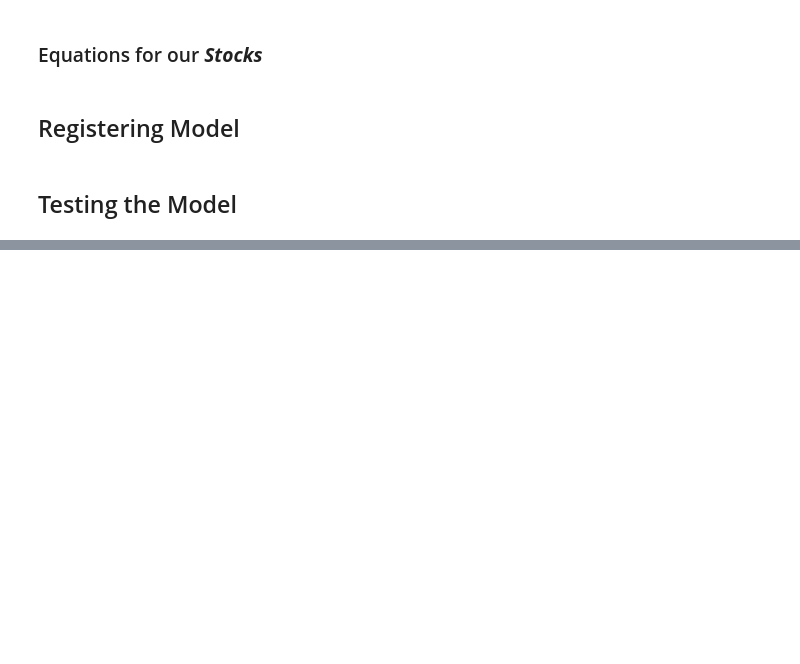
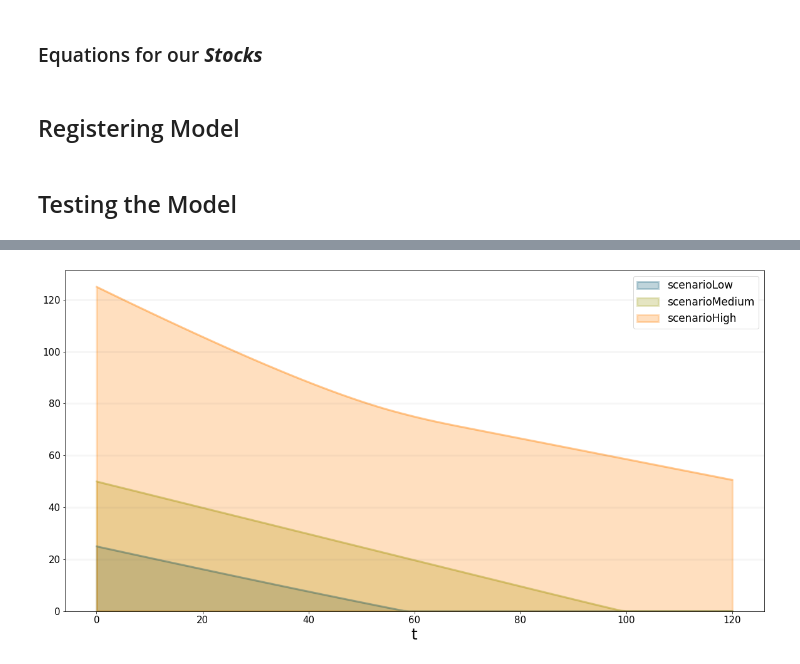
Before and after one commit to sammydowds/self_study, a Jupyter notebook: jupyter_notebooks/System Dynamics & Project Management.ipynb, the cells around one changed output, grey strips where cells are left out. Saved outputs shown, nothing was run; the diff lists cells and outputs as text; code cells hidden in the pictures; blank space fills up the shorter version.

```diff
--- a/jupyter_notebooks/System Dynamics & Project Management.ipynb
+++ b/jupyter_notebooks/System Dynamics & Project Management.ipynb
@@ -131,0 +271,14 @@ closedTasks(120)
+# %%
+bptk.plot_scenarios(
+    scenarios="scenarioLow,scenarioMedium,scenarioHigh",
+    scenario_managers="lowProductivityPM",
+    equations="openTasks",
+    series_names={
+        "lowProductivityPM_scenarioLow_openTasks":"scenarioLow",
+        "lowProductivityPM_scenarioMedium_openTasks":"scenarioMedium",
+        "lowProductivityPM_scenarioHigh_openTasks":"scenarioHigh",
+    }
+
+)
+# %% [output]
+[figure, added]
```
Also changed, not shown: parts of 53 cells of this notebook.
